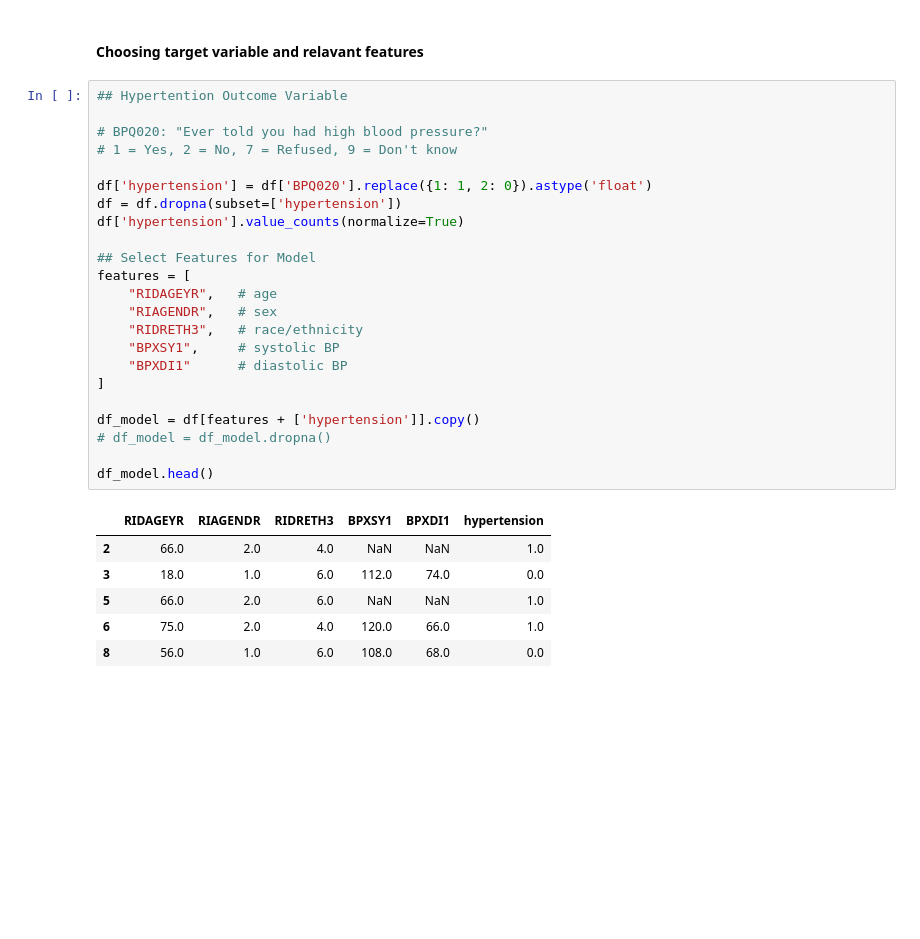
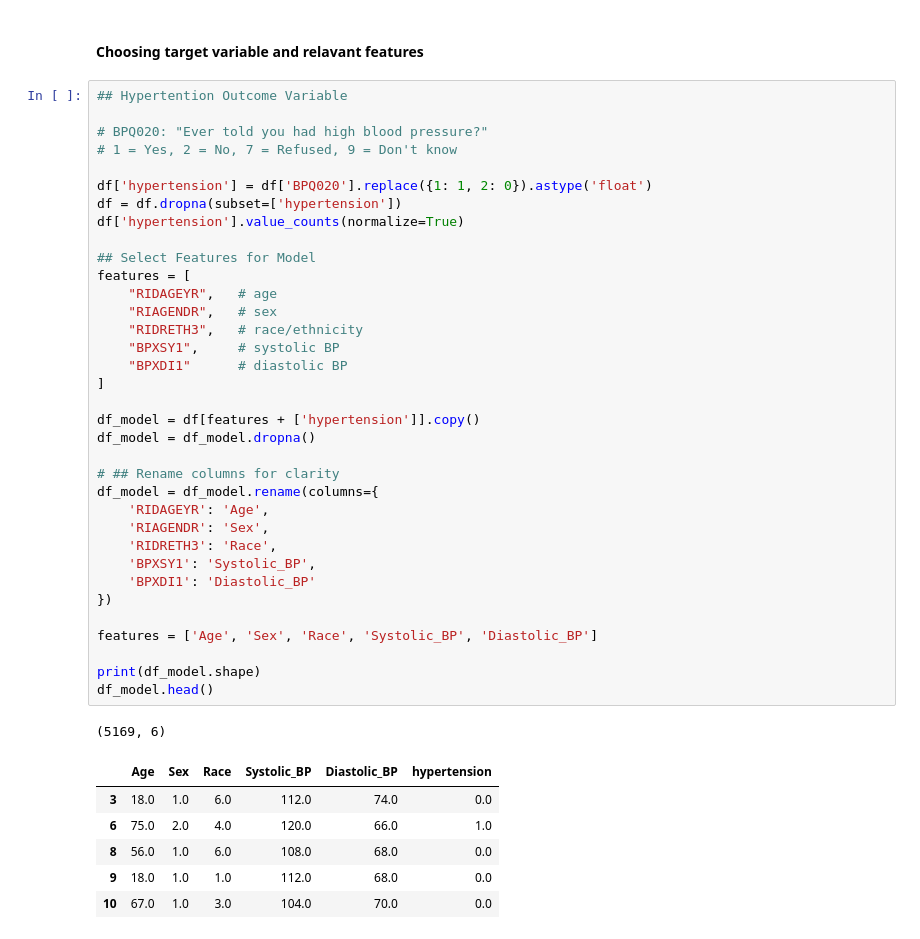
Before and after one commit to marinawitherell/clinical-outcomes-prediction, a Jupyter notebook: hypertension.ipynb, the cells around one changed output. Drawn from its saved outputs; the diff is of its cells as text; blank space fills up the shorter version.

```diff
--- a/hypertension.ipynb
+++ b/hypertension.ipynb
@@ -45,30 +45,43 @@ df.head()
 # %%
 ## Hypertention Outcome Variable
 
 # BPQ020: "Ever told you had high blood pressure?"
 # 1 = Yes, 2 = No, 7 = Refused, 9 = Don't know
 
 df['hypertension'] = df['BPQ020'].replace({1: 1, 2: 0}).astype('float')
 df = df.dropna(subset=['hypertension'])
 df['hypertension'].value_counts(normalize=True)
 
 ## Select Features for Model
 features = [
     "RIDAGEYR",   # age
     "RIAGENDR",   # sex
     "RIDRETH3",   # race/ethnicity
     "BPXSY1",     # systolic BP
     "BPXDI1"      # diastolic BP
 ]
 
 df_model = df[features + ['hypertension']].copy()
-# df_model = df_model.dropna()
+df_model = df_model.dropna()
 
+# ## Rename columns for clarity
+df_model = df_model.rename(columns={
+    'RIDAGEYR': 'Age',
+    'RIAGENDR': 'Sex',
+    'RIDRETH3': 'Race',
+    'BPXSY1': 'Systolic_BP',
+    'BPXDI1': 'Diastolic_BP'
+})
+
+features = ['Age', 'Sex', 'Race', 'Systolic_BP', 'Diastolic_BP']
+
+print(df_model.shape)
 df_model.head()
 # %% [output]
+(5169, 6)
-|  | RIDAGEYR | RIAGENDR | RIDRETH3 | BPXSY1 | BPXDI1 | hypertension |
-| 2 | 66.0 | 2.0 | 4.0 | NaN | NaN | 1.0 |
+|  | Age | Sex | Race | Systolic_BP | Diastolic_BP | hypertension |
 | 3 | 18.0 | 1.0 | 6.0 | 112.0 | 74.0 | 0.0 |
-| 5 | 66.0 | 2.0 | 6.0 | NaN | NaN | 1.0 |
 | 6 | 75.0 | 2.0 | 4.0 | 120.0 | 66.0 | 1.0 |
 | 8 | 56.0 | 1.0 | 6.0 | 108.0 | 68.0 | 0.0 |
+| 9 | 18.0 | 1.0 | 1.0 | 112.0 | 68.0 | 0.0 |
+| 10 | 67.0 | 1.0 | 3.0 | 104.0 | 70.0 | 0.0 |
```
Also changed, not shown: parts of 32 cells of this notebook, 4 other files.
